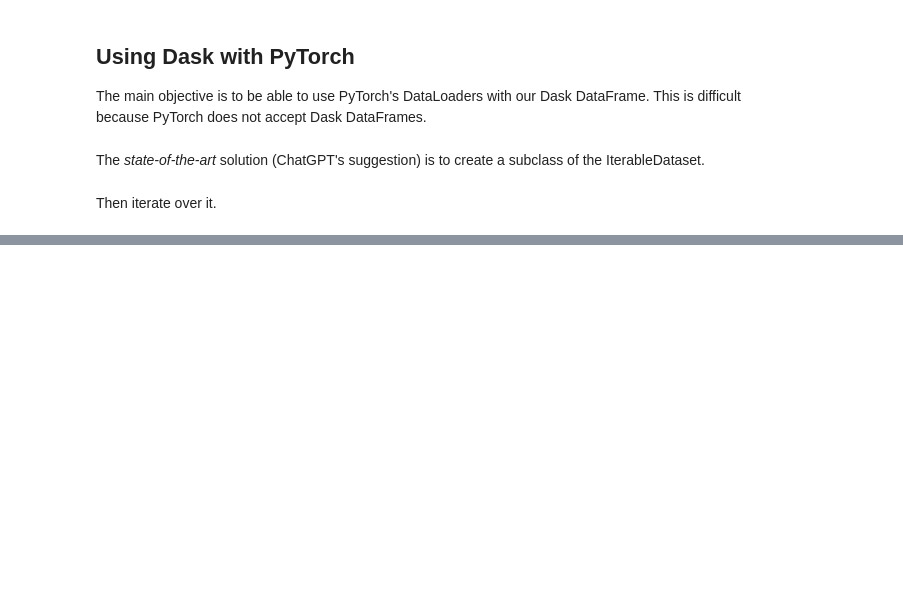
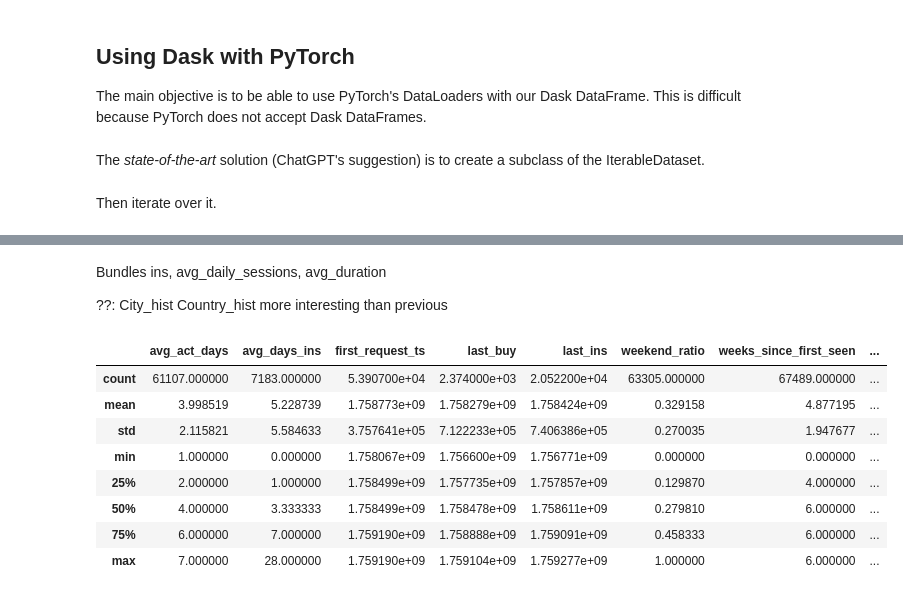
Before and after one commit to MartiGilComas/Datathon2025, a Jupyter notebook: dask-101.ipynb, the cells around one changed output, grey strips where cells are left out. Saved outputs shown, nothing was run; the diff lists cells and outputs as text; code cells hidden in the pictures; blank space fills up the shorter version.

```diff
--- a/dask-101.ipynb
+++ b/dask-101.ipynb
@@ -199,0 +291,2 @@ class DaskIterableDataset(utils.data.IterableDataset):
+# %%
+user_df = part_0.loc[:, user_features]
@@ -199,0 +767,18 @@ class DaskIterableDataset(utils.data.IterableDataset):
+# %% [markdown]
+Bundles ins, avg_daily_sessions, avg_duration
+
+??:
+City_hist
+Country_hist more interesting than previous
+# %%
+user_df.describe()
+# %% [output]
+|  | avg_act_days | avg_days_ins | first_request_ts | last_buy | last_ins | weekend_ratio | weeks_since_first_seen | ... |
+| count | 61107.000000 | 7183.000000 | 5.390700e+04 | 2.374000e+03 | 2.052200e+04 | 63305.000000 | 67489.000000 | ... |
+| mean | 3.998519 | 5.228739 | 1.758773e+09 | 1.758279e+09 | 1.758424e+09 | 0.329158 | 4.877195 | ... |
+| std | 2.115821 | 5.584633 | 3.757641e+05 | 7.122233e+05 | 7.406386e+05 | 0.270035 | 1.947677 | ... |
+| min | 1.000000 | 0.000000 | 1.758067e+09 | 1.756600e+09 | 1.756771e+09 | 0.000000 | 0.000000 | ... |
+| 25% | 2.000000 | 1.000000 | 1.758499e+09 | 1.757735e+09 | 1.757857e+09 | 0.129870 | 4.000000 | ... |
+| 50% | 4.000000 | 3.333333 | 1.758499e+09 | 1.758478e+09 | 1.758611e+09 | 0.279810 | 6.000000 | ... |
+| 75% | 6.000000 | 7.000000 | 1.759190e+09 | 1.758888e+09 | 1.759091e+09 | 0.458333 | 6.000000 | ... |
+| max | 7.000000 | 28.000000 | 1.759190e+09 | 1.759104e+09 | 1.759277e+09 | 1.000000 | 6.000000 | ... |
```
Also changed, not shown: parts of 74 cells of this notebook.
